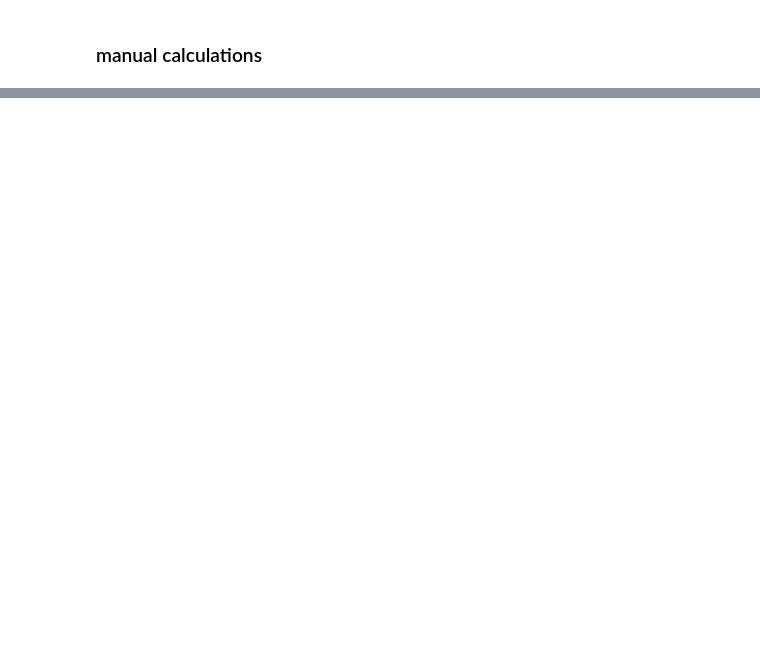
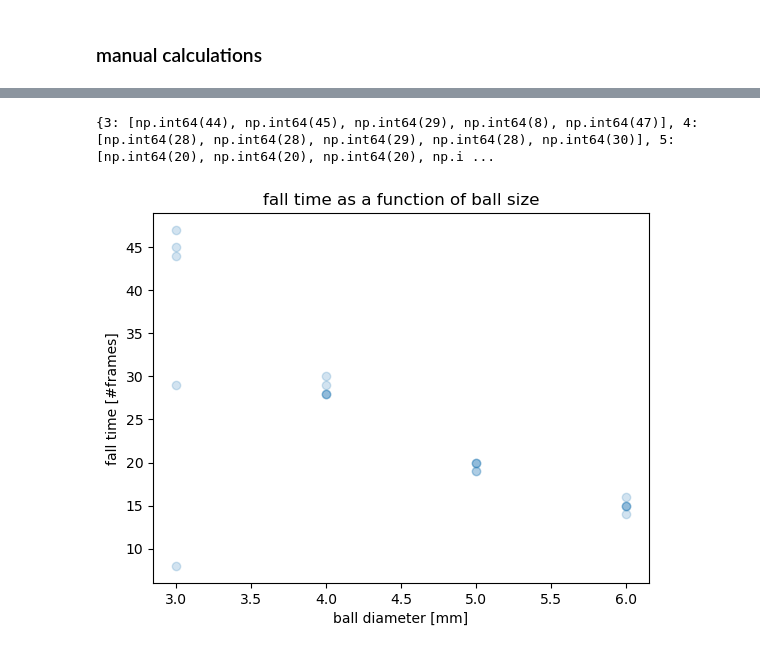
Before and after one commit to theoradicella/glycerol-lab, a Jupyter notebook: notebooks/glycerin.ipynb, the cells around one changed output, grey strips where cells are left out. Cells and saved outputs as stored; diff of their text form; code cells hidden in the pictures; blank space fills up the shorter version.

```diff
--- a/notebooks/glycerin.ipynb
+++ b/notebooks/glycerin.ipynb
@@ -159,3 +159,30 @@ def predicted_velocity(r):
     nu = 0.8
     V = 4 / 3 * np.pi * r**3
     return V * (roB * 9.81 - roG) / 6 / np.pi / nu / r
+# %%
+from fall_time import get_fall_time
+
+fall_times = {}
+sizes = []
+times = []
+
+for ball_size in range(3, 7):
+    fall_times[ball_size] = []
+    print(f"{ball_size}mm ball", end="\r")
+    for trial in range(1, 6):
+        t = get_fall_time(trial, ball_size)
+        times.append(t)
+        sizes.append(ball_size)
+        fall_times[ball_size].append(t)
+
+
+print(fall_times)
+# %% [output]
+{3: [np.int64(44), np.int64(45), np.int64(29), np.int64(8), np.int64(47)], 4: [np.int64(28), np.int64(28), np.int64(29), np.int64(28), np.int64(30)], 5: [np.int64(20), np.int64(20), np.int64(20), np.i ...
+# %%
+plt.scatter(sizes, times, alpha=0.2)
+plt.title("fall time as a function of ball size")
+plt.xlabel("ball diameter [mm]")
+plt.ylabel("fall time [#frames]");
+# %% [output]
+[figure, added]
```
Also changed, not shown: parts of 6 cells of this notebook, 1 other file.
